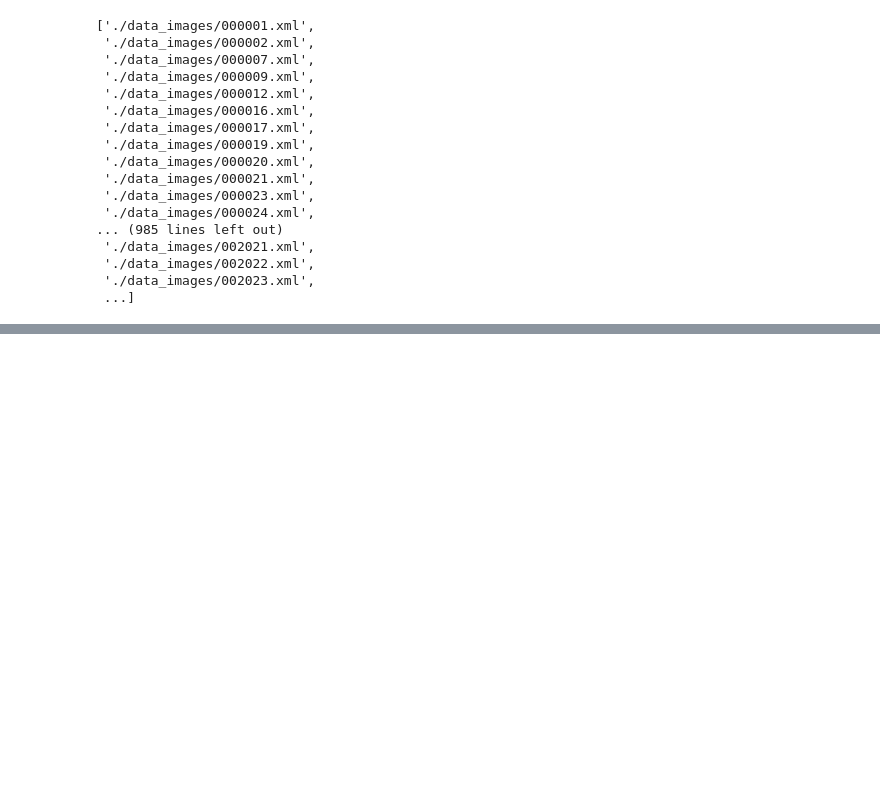
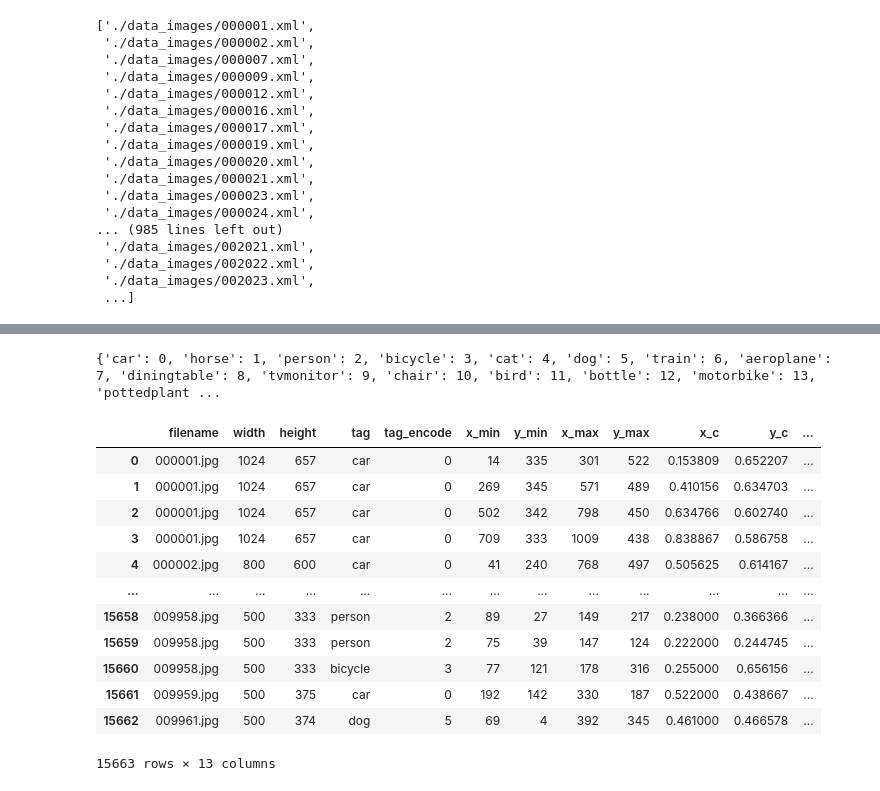
Before and after one commit to Thomaswang0822/Yolo_proj, a Jupyter notebook: prepare.ipynb, the cells around one changed output, grey strips where cells are left out. Cells and saved outputs as stored; diff of their text form; code cells hidden in the pictures; blank space fills up the shorter version.

```diff
--- a/prepare.ipynb
+++ b/prepare.ipynb
@@ -30,7 +32,7 @@ xml_list
  './data_images/002023.xml',
  ...]
 # %%
-# 2. Extract info from each xml
+# 2. Define function that extracts info from single xml
 # variables: (can be checked by opening xml file with text editor)
 ## filename
 ## size(width, height): image size
@@ -51,10 +53,10 @@ def extract_xml(xml_name):
     res = []     # image:object is 1-to-n with non-fixed n
     for obj in obj_it:
         tag = obj.findtext('name')
-        obj_info = [fname, w, h, tag]
+        obj_info = [fname, int(w), int(h), tag]
         bbox_it = obj.find('bndbox').iter().__next__()  # first element is a separator
         for t in bbox_it:
-            obj_info.append(t.text)
+            obj_info.append(int(t.text))
         res.append(obj_info)
 
     return res
@@ -68,0 +71,10 @@ extract_xml('./data_images/000001.xml')
+# %%
+# 3. Process all xml files and create a Dataframe
+data_list = []
+for f_xml in xml_list:
+    data_list += extract_xml(f_xml)
+df = pd.DataFrame(
+    data=data_list,
+    columns=['filename', 'width', 'height', 'tag', 'x_min', 'y_min', 'x_max', 'y_max']
+)
+df.head(10)
@@ -68,0 +93,10 @@ extract_xml('./data_images/000001.xml')
+# %%
+# 4. Yolo uses different bbox info:
+## normalized center x and y: x_c, y_c
+## normalized bbox width and height: box_w, box_h
+df['x_c'] = (df['x_min'] + df['x_max']) * 0.5 / df['width']
+df['y_c'] = (df['y_min'] + df['y_max']) * 0.5 / df['height']
+
+df['box_w'] = (df['x_max'] - df['x_min']) / df['width']
+df['box_h'] = (df['y_max'] - df['y_min']) / df['height']
+df.head()
@@ -68,0 +110,28 @@ extract_xml('./data_images/000001.xml')
+# %%
+# 5. Convert original tag (str) to encodings (int)
+tag_array = df['tag'].unique()
+tag_encode = {tag: i[0] for i, tag in np.ndenumerate(tag_array)}
+print(tag_encode)
+
+# insert encoding col next to tag string
+df.insert(
+    loc=4,
+    column='tag_encode',
+    value=df['tag'].apply(lambda x: tag_encode[x])
+)
+df
+# %% [output]
+{'car': 0, 'horse': 1, 'person': 2, 'bicycle': 3, 'cat': 4, 'dog': 5, 'train': 6, 'aeroplane': 7, 'diningtable': 8, 'tvmonitor': 9, 'chair': 10, 'bird': 11, 'bottle': 12, 'motorbike': 13, 'pottedplant ...
+|  | filename | width | height | tag | tag_encode | x_min | y_min | x_max | y_max | x_c | y_c | ... |
+| 0 | 000001.jpg | 1024 | 657 | car | 0 | 14 | 335 | 301 | 522 | 0.153809 | 0.652207 | ... |
+| 1 | 000001.jpg | 1024 | 657 | car | 0 | 269 | 345 | 571 | 489 | 0.410156 | 0.634703 | ... |
+| 2 | 000001.jpg | 1024 | 657 | car | 0 | 502 | 342 | 798 | 450 | 0.634766 | 0.602740 | ... |
+| 3 | 000001.jpg | 1024 | 657 | car | 0 | 709 | 333 | 1009 | 438 | 0.838867 | 0.586758 | ... |
+| 4 | 000002.jpg | 800 | 600 | car | 0 | 41 | 240 | 768 | 497 | 0.505625 | 0.614167 | ... |
+| ... | ... | ... | ... | ... | ... | ... | ... | ... | ... | ... | ... | ... |
+| 15658 | 009958.jpg | 500 | 333 | person | 2 | 89 | 27 | 149 | 217 | 0.238000 | 0.366366 | ... |
+| 15659 | 009958.jpg | 500 | 333 | person | 2 | 75 | 39 | 147 | 124 | 0.222000 | 0.244745 | ... |
+| 15660 | 009958.jpg | 500 | 333 | bicycle | 3 | 77 | 121 | 178 | 316 | 0.255000 | 0.656156 | ... |
+| 15661 | 009959.jpg | 500 | 375 | car | 0 | 192 | 142 | 330 | 187 | 0.522000 | 0.438667 | ... |
+| 15662 | 009961.jpg | 500 | 374 | dog | 5 | 69 | 4 | 392 | 345 | 0.461000 | 0.466578 | ... |
+15663 rows × 13 columns
```
Also changed, not shown: parts of 5 cells of this notebook.
